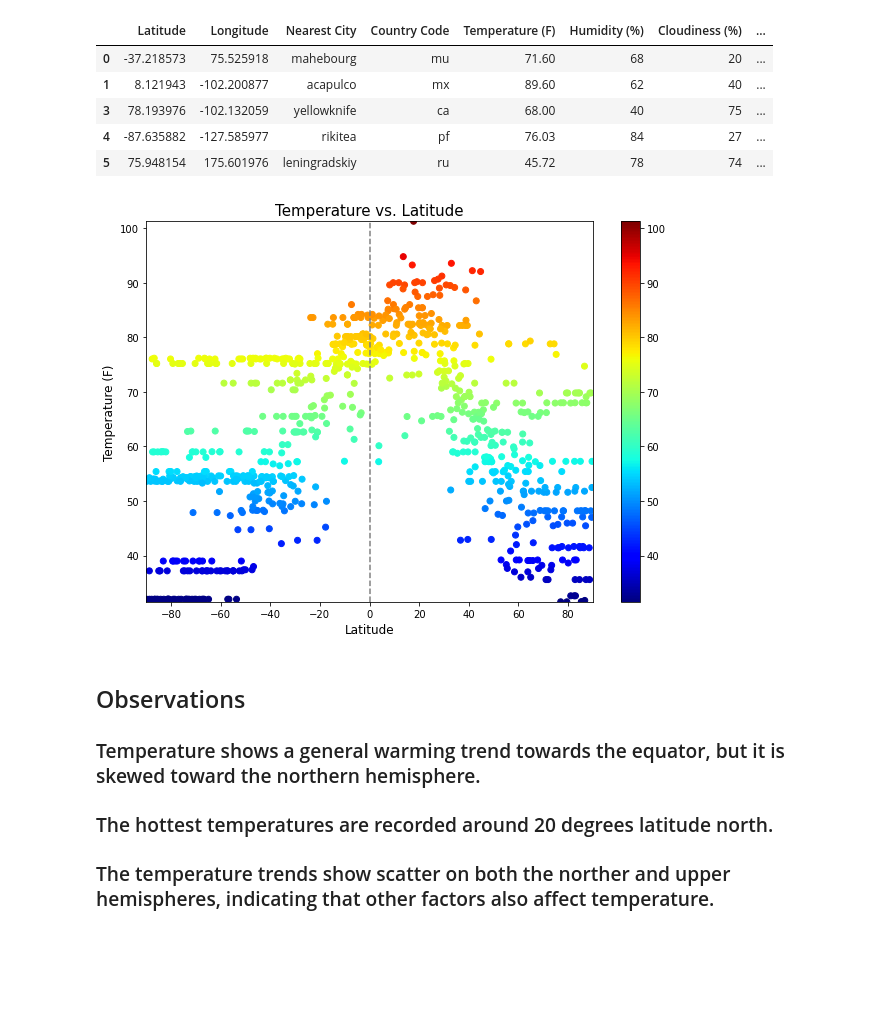
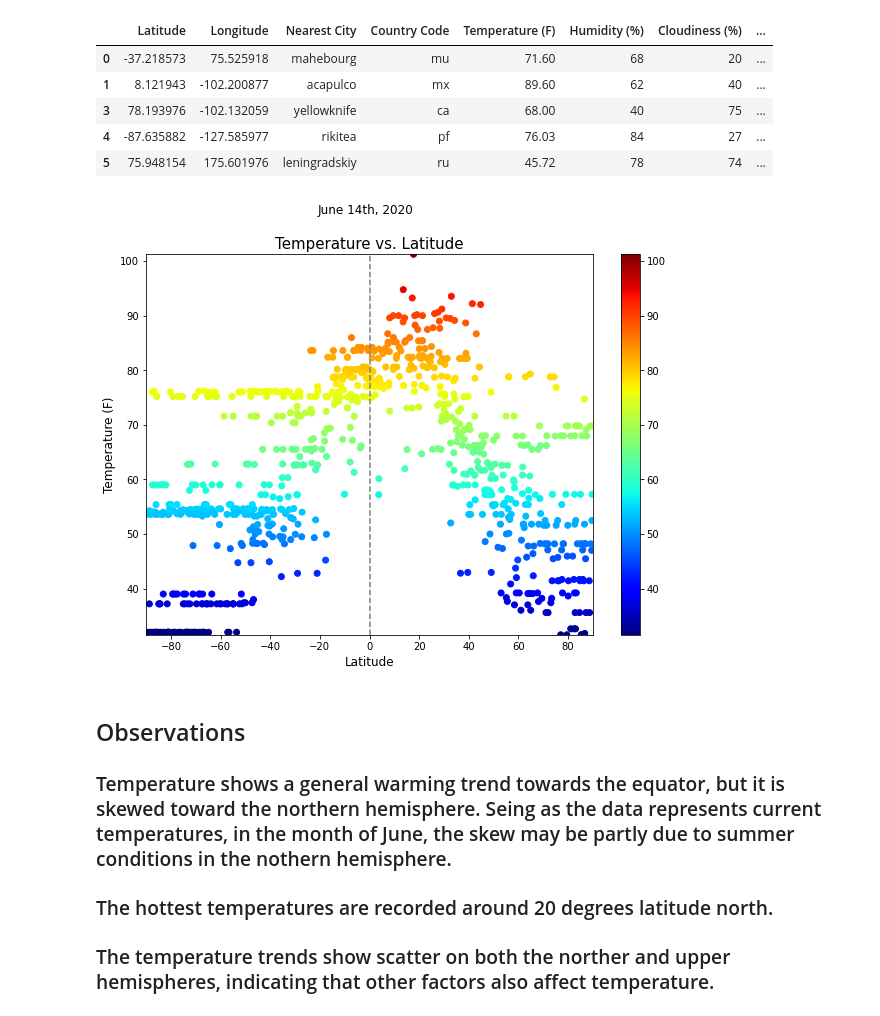
Before and after one commit to JonathanAntia/python-api-challenge, a Jupyter notebook: WeatherPy/WeatherPy.ipynb, the cells around one changed output. Drawn from its saved outputs; the diff is of its cells as text; code cells hidden in the pictures; blank space fills up the shorter version.

```diff
--- a/WeatherPy/WeatherPy.ipynb
+++ b/WeatherPy/WeatherPy.ipynb
@@ -102,21 +102,22 @@ weather_data.head()
 # %%
 # make scatter plot of Temperature vs Latitude
 fig,ax = plt.subplots(figsize=(10,7))
 chart = ax.scatter(
     weather_data["Latitude"],weather_data['Temperature (F)'],c=weather_data['Temperature (F)'],cmap=plt.cm.jet)
 fig.colorbar(chart, ax=ax)
 plt.xlabel("Latitude", fontsize=12)
 plt.ylabel("Temperature (F)", fontsize=12)
 plt.title("Temperature vs. Latitude", fontsize=15)
+plt.suptitle("June 14th, 2020",x=0.43,fontsize=12)
 plt.xlim(-90,90)
 plt.vlines(0,weather_data['Temperature (F)'].min(),weather_data['Temperature (F)'].max(),linestyles='dashed',colors='gray')
 plt.ylim(weather_data['Temperature (F)'].min(),weather_data['Temperature (F)'].max())
 plt.show()
 # %% [output]
-[figure, old version]
+[figure, new version]
 # %% [markdown]
 ## Observations
-### Temperature shows a general warming trend towards the equator, but it is skewed toward the northern hemisphere.
+### Temperature shows a general warming trend towards the equator, but it is skewed toward the northern hemisphere. Seing as the data represents current temperatures, in the month of June, the skew may be partly due to summer conditions in the nothern hemisphere.
 ### The hottest temperatures are recorded around 20 degrees latitude north.
 ### The temperature trends show scatter on both the norther and upper hemispheres, indicating that other factors also affect temperature.
 # %%
```
Also changed, not shown: parts of 8 cells of this notebook.
